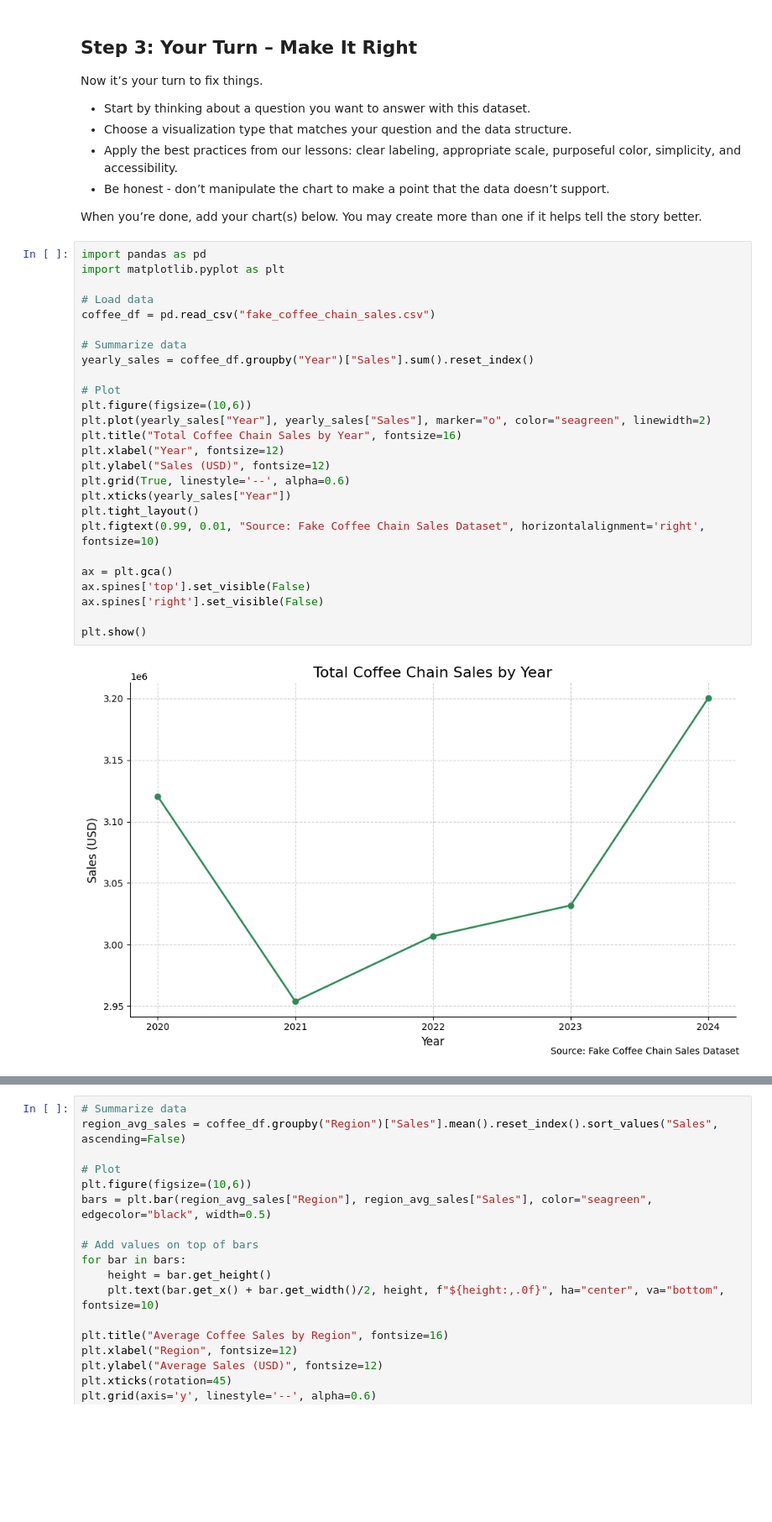
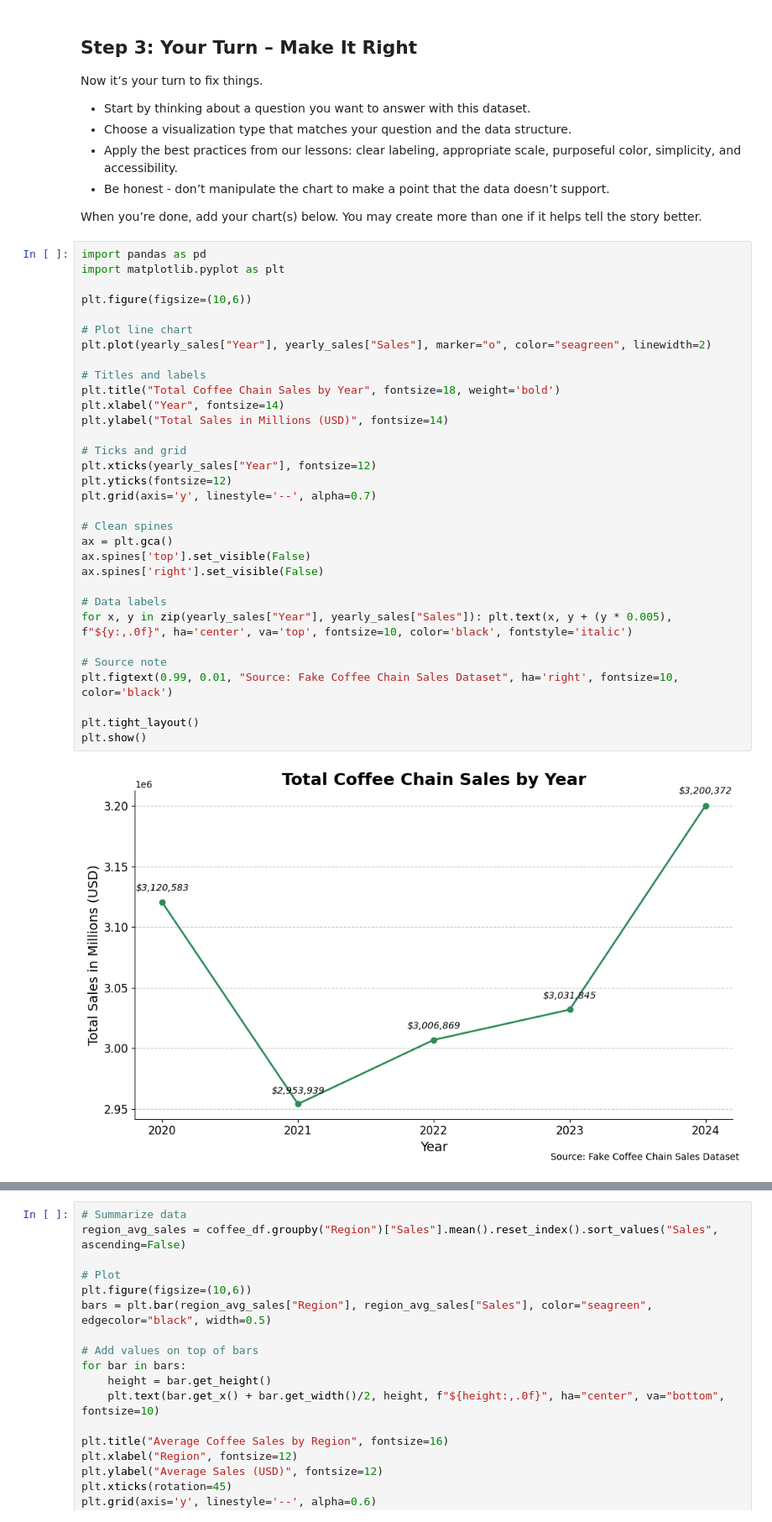
Before and after one commit to angelakberry/DA_M3_DataVizChallenge, a Jupyter notebook: data_viz_ethics_challenge.ipynb, the cells around one changed output, grey strips where cells are left out. Shown: that part at 84% size. Cells and saved outputs as stored; diff of their text form; blank space fills up the shorter version.

```diff
--- a/data_viz_ethics_challenge.ipynb
+++ b/data_viz_ethics_challenge.ipynb
@@ -95,31 +95,37 @@ Now it’s your turn to fix things.
 - Be honest - don’t manipulate the chart to make a point that the data doesn’t support.
 
 When you’re done, add your chart(s) below. You may create more than one if it helps tell the story better.
-# %%
-import pandas as pd
-import matplotlib.pyplot as plt
-
-# Load data
-coffee_df = pd.read_csv("fake_coffee_chain_sales.csv")
-
-# Summarize data
-yearly_sales = coffee_df.groupby("Year")["Sales"].sum().reset_index()
-
-# Plot
-plt.figure(figsize=(10,6))
-plt.plot(yearly_sales["Year"], yearly_sales["Sales"], marker="o", color="seagreen", linewidth=2)
-plt.title("Total Coffee Chain Sales by Year", fontsize=16)
-plt.xlabel("Year", fontsize=12)
-plt.ylabel("Sales (USD)", fontsize=12)
-plt.grid(True, linestyle='--', alpha=0.6)
-plt.xticks(yearly_sales["Year"])
-plt.tight_layout()
-plt.figtext(0.99, 0.01, "Source: Fake Coffee Chain Sales Dataset", horizontalalignment='right', fontsize=10)
-
-ax = plt.gca()
-ax.spines['top'].set_visible(False)
-ax.spines['right'].set_visible(False)
-
-plt.show()
-# %% [output]
-[figure, removed]
+# %%
+import pandas as pd
+import matplotlib.pyplot as plt
+
+plt.figure(figsize=(10,6))
+
+# Plot line chart
+plt.plot(yearly_sales["Year"], yearly_sales["Sales"], marker="o", color="seagreen", linewidth=2)
+
+# Titles and labels
+plt.title("Total Coffee Chain Sales by Year", fontsize=18, weight='bold')
+plt.xlabel("Year", fontsize=14)
+plt.ylabel("Total Sales in Millions (USD)", fontsize=14)
+
+# Ticks and grid
+plt.xticks(yearly_sales["Year"], fontsize=12)
+plt.yticks(fontsize=12)
+plt.grid(axis='y', linestyle='--', alpha=0.7)
+
+# Clean spines
+ax = plt.gca()
+ax.spines['top'].set_visible(False)
+ax.spines['right'].set_visible(False)
+
+# Data labels
+for x, y in zip(yearly_sales["Year"], yearly_sales["Sales"]): plt.text(x, y + (y * 0.005), f"${y:,.0f}", ha='center', va='top', fontsize=10, color='black', fontstyle='italic')
+
+# Source note
+plt.figtext(0.99, 0.01, "Source: Fake Coffee Chain Sales Dataset", ha='right', fontsize=10, color='black')
+
+plt.tight_layout()
+plt.show()
+# %% [output]
+[figure, added]
```
Also changed, not shown: parts of 4 cells of this notebook.
